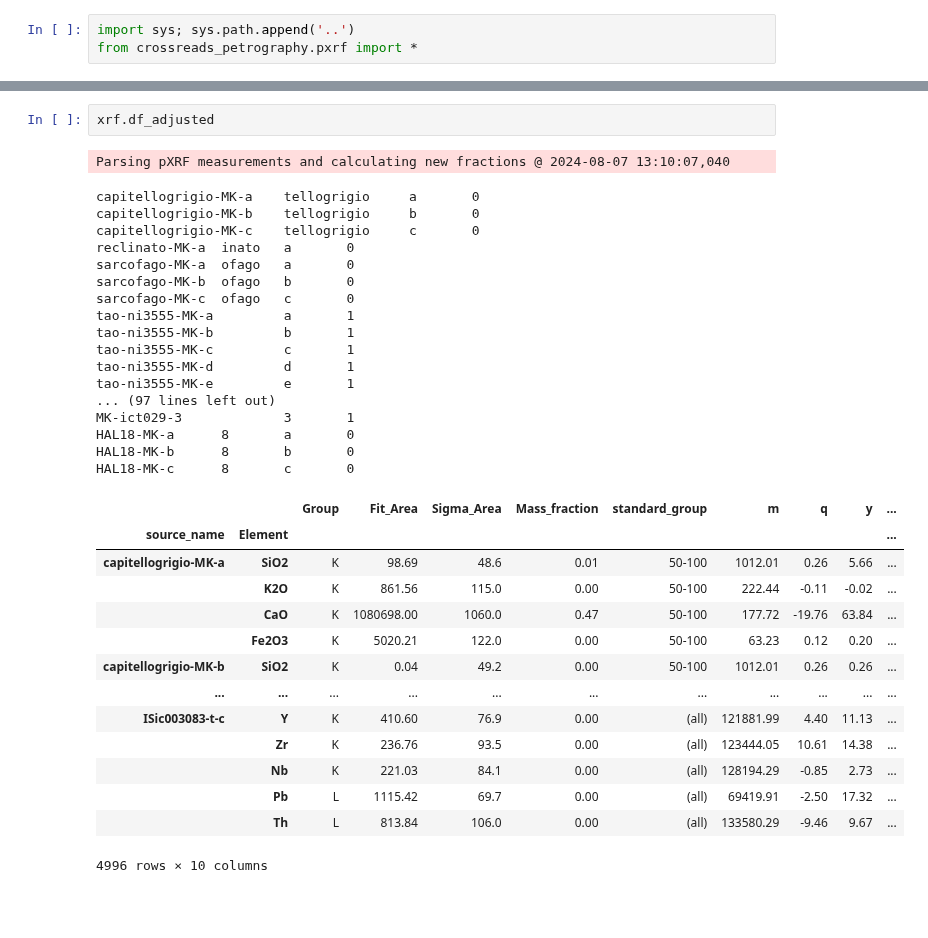
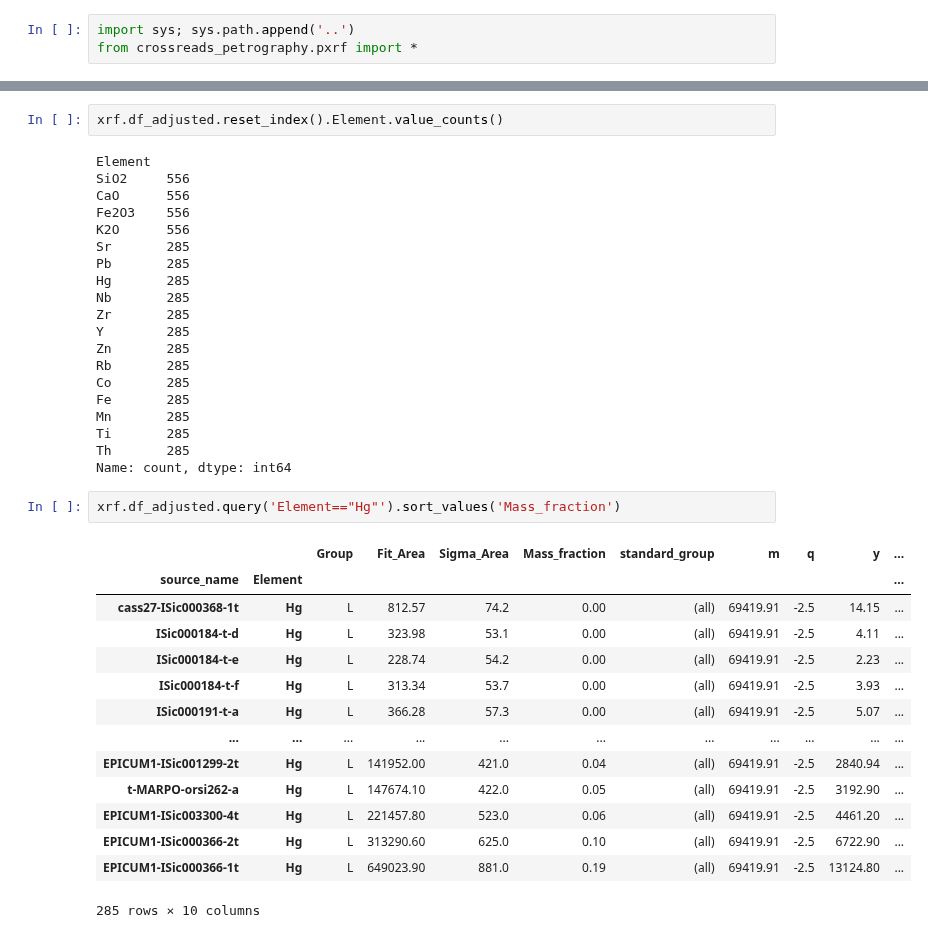
Before and after one commit to kingsdigitallab/crossreads-petrography, a Jupyter notebook: notebooks/pXRF.ipynb, the cells around one changed output, grey strips where cells are left out. Drawn from its saved outputs; the diff is of its cells as text; blank space fills up the shorter version.

```diff
--- a/notebooks/pXRF.ipynb
+++ b/notebooks/pXRF.ipynb
@@ -101,38 +141,42 @@ Calculating linear regressions for standard values @ 2024-08-07 13:10:07,023
 # %%
-xrf.df_adjusted
+xrf.df_adjusted.reset_index().Element.value_counts()
 # %% [output]
-Parsing pXRF measurements and calculating new fractions @ 2024-08-07 13:10:07,040
+Element
+SiO2     556
+CaO      556
+Fe2O3    556
+K2O      556
+Sr       285
+Pb       285
+Hg       285
+Nb       285
+Zr       285
+Y        285
+Zn       285
+Rb       285
+Co       285
+Fe       285
+Mn       285
+Ti       285
+Th       285
+Name: count, dtype: int64
-capitellogrigio-MK-a    tellogrigio     a       0
-capitellogrigio-MK-b    tellogrigio     b       0
-capitellogrigio-MK-c    tellogrigio     c       0
-reclinato-MK-a  inato   a       0
-sarcofago-MK-a  ofago   a       0
-sarcofago-MK-b  ofago   b       0
-sarcofago-MK-c  ofago   c       0
-tao-ni3555-MK-a         a       1
-tao-ni3555-MK-b         b       1
-tao-ni3555-MK-c         c       1
-tao-ni3555-MK-d         d       1
-tao-ni3555-MK-e         e       1
-... (97 lines left out)
-MK-ict029-3             3       1
-HAL18-MK-a      8       a       0
-HAL18-MK-b      8       b       0
-HAL18-MK-c      8       c       0
-|  |  | Group | Fit_Area | Sigma_Area | Mass_fraction | standard_group | m | q | y | ... |
-| source_name | Element |  |  |  |  |  |  |  |  | ... |
-| capitellogrigio-MK-a | SiO2 | K | 98.69 | 48.6 | 0.01 | 50-100 | 1012.01 | 0.26 | 5.66 | ... |
-|  | K2O | K | 861.56 | 115.0 | 0.00 | 50-100 | 222.44 | -0.11 | -0.02 | ... |
-|  | CaO | K | 1080698.00 | 1060.0 | 0.47 | 50-100 | 177.72 | -19.76 | 63.84 | ... |
-|  | Fe2O3 | K | 5020.21 | 122.0 | 0.00 | 50-100 | 63.23 | 0.12 | 0.20 | ... |
-| capitellogrigio-MK-b | SiO2 | K | 0.04 | 49.2 | 0.00 | 50-100 | 1012.01 | 0.26 | 0.26 | ... |
-| ... | ... | ... | ... | ... | ... | ... | ... | ... | ... | ... |
-| ISic003083-t-c | Y | K | 410.60 | 76.9 | 0.00 | (all) | 121881.99 | 4.40 | 11.13 | ... |
-|  | Zr | K | 236.76 | 93.5 | 0.00 | (all) | 123444.05 | 10.61 | 14.38 | ... |
-|  | Nb | K | 221.03 | 84.1 | 0.00 | (all) | 128194.29 | -0.85 | 2.73 | ... |
-|  | Pb | L | 1115.42 | 69.7 | 0.00 | (all) | 69419.91 | -2.50 | 17.32 | ... |
-|  | Th | L | 813.84 | 106.0 | 0.00 | (all) | 133580.29 | -9.46 | 9.67 | ... |
-4996 rows × 10 columns
+# %%
+xrf.df_adjusted.query('Element=="Hg"').sort_values('Mass_fraction')
+# %% [output]
+|  |  | Group | Fit_Area | Sigma_Area | Mass_fraction | standard_group | m | q | y | ... |
+| source_name | Element |  |  |  |  |  |  |  |  | ... |
+| cass27-ISic000368-1t | Hg | L | 812.57 | 74.2 | 0.00 | (all) | 69419.91 | -2.5 | 14.15 | ... |
+| ISic000184-t-d | Hg | L | 323.98 | 53.1 | 0.00 | (all) | 69419.91 | -2.5 | 4.11 | ... |
+| ISic000184-t-e | Hg | L | 228.74 | 54.2 | 0.00 | (all) | 69419.91 | -2.5 | 2.23 | ... |
+| ISic000184-t-f | Hg | L | 313.34 | 53.7 | 0.00 | (all) | 69419.91 | -2.5 | 3.93 | ... |
+| ISic000191-t-a | Hg | L | 366.28 | 57.3 | 0.00 | (all) | 69419.91 | -2.5 | 5.07 | ... |
+| ... | ... | ... | ... | ... | ... | ... | ... | ... | ... | ... |
+| EPICUM1-ISic001299-2t | Hg | L | 141952.00 | 421.0 | 0.04 | (all) | 69419.91 | -2.5 | 2840.94 | ... |
+| t-MARPO-orsi262-a | Hg | L | 147674.10 | 422.0 | 0.05 | (all) | 69419.91 | -2.5 | 3192.90 | ... |
+| EPICUM1-ISic003300-4t | Hg | L | 221457.80 | 523.0 | 0.06 | (all) | 69419.91 | -2.5 | 4461.20 | ... |
+| EPICUM1-ISic000366-2t | Hg | L | 313290.60 | 625.0 | 0.10 | (all) | 69419.91 | -2.5 | 6722.90 | ... |
+| EPICUM1-ISic000366-1t | Hg | L | 649023.90 | 881.0 | 0.19 | (all) | 69419.91 | -2.5 | 13124.80 | ... |
+285 rows × 10 columns
 # %%
 xrf.run()
 # %% [output]
```
Also changed, not shown: parts of 17 cells of this notebook, 7 other files.
